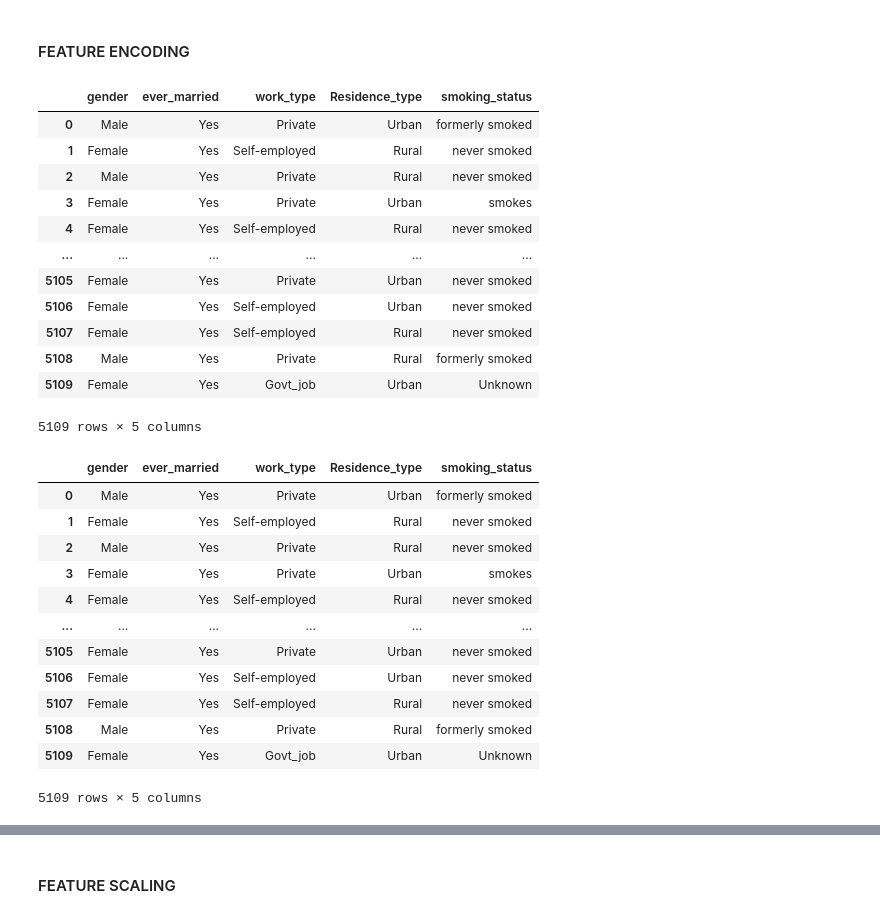
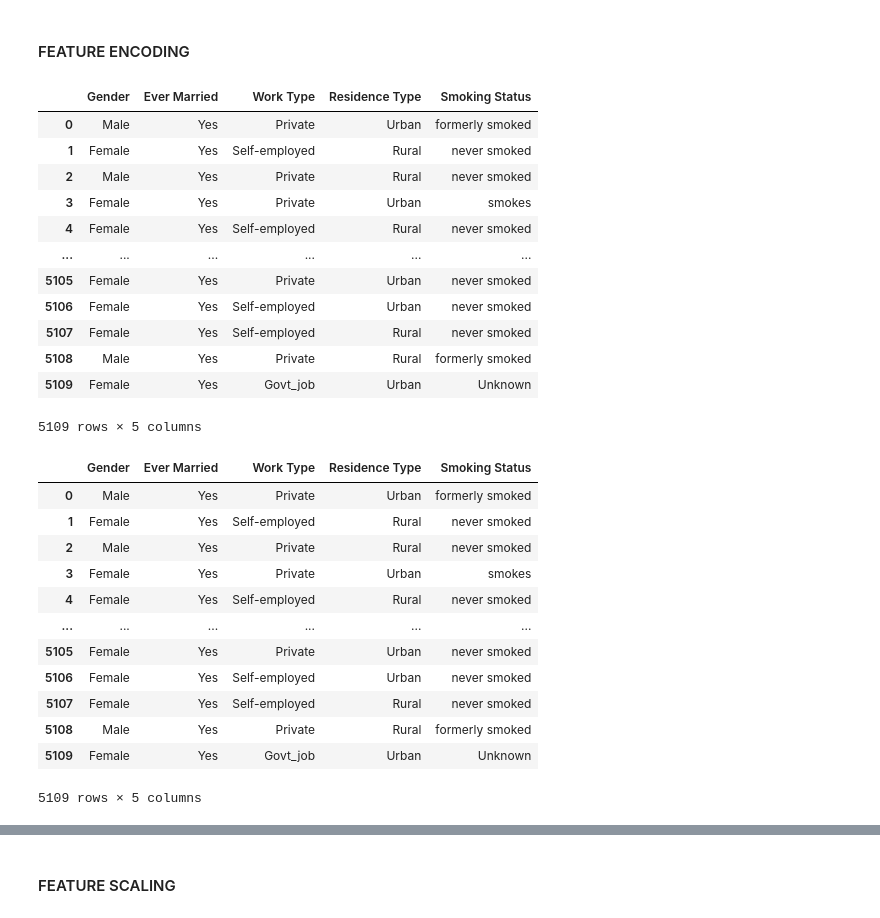
Before and after one commit to ndukumilkah-art/stroke_risk_project, a Jupyter notebook: Team Megatron Group5 Capstone Project StrokeDataSet.ipynb, the cells around one changed output, grey strips where cells are left out. Drawn from its saved outputs; the diff is of its cells as text; code cells hidden in the pictures.

```diff
--- a/Team Megatron Group5 Capstone Project StrokeDataSet.ipynb
+++ b/Team Megatron Group5 Capstone Project StrokeDataSet.ipynb
@@ -665,11 +659,11 @@ Name: stroke, Length: 5109, dtype: int64
 #### FEATURE ENCODING
 # %%
 #Separating object-typed categorical columns for encoding
-cat_cols = stroke_training_set.select_dtypes(include=[object])
+cat_cols = stroke_dset.select_dtypes(include=[object])
 
 cat_cols
 # %% [output]
-|  | gender | ever_married | work_type | Residence_type | smoking_status |
+|  | Gender | Ever Married | Work Type | Residence Type | Smoking Status |
 | 0 | Male | Yes | Private | Urban | formerly smoked |
 | 1 | Female | Yes | Self-employed | Rural | never smoked |
 | 2 | Male | Yes | Private | Rural | never smoked |
@@ -684,11 +678,11 @@ cat_cols
 5109 rows × 5 columns
 # %%
 #Separating object-typed categorical columns for encoding
-cat_cols = stroke_training_set.select_dtypes(include=[object])
+cat_cols = stroke_dset.select_dtypes(include=[object])
 
 cat_cols
 # %% [output]
-|  | gender | ever_married | work_type | Residence_type | smoking_status |
+|  | Gender | Ever Married | Work Type | Residence Type | Smoking Status |
 | 0 | Male | Yes | Private | Urban | formerly smoked |
 | 1 | Female | Yes | Self-employed | Rural | never smoked |
 | 2 | Male | Yes | Private | Rural | never smoked |
```
Also changed, not shown: parts of 16 cells of this notebook.
